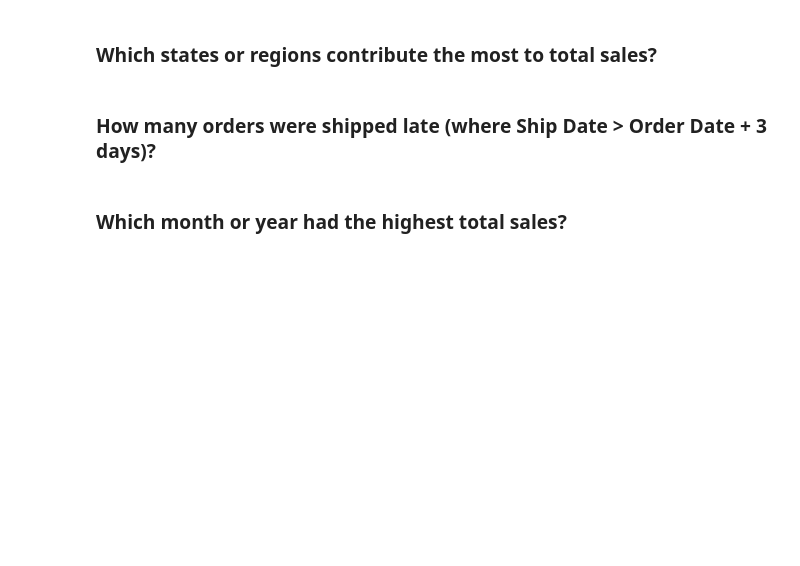
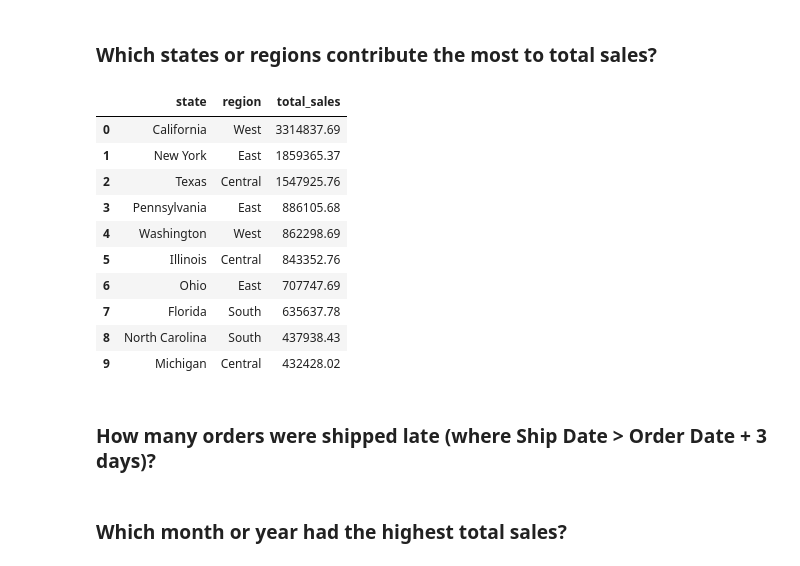
Before and after one commit to DaviLeeAnn/DataAnalysisModule3, a Jupyter notebook: Week4/notebooks/superstore_sales_workflow.ipynb, the cells around one changed output. Drawn from its saved outputs; the diff is of its cells as text; code cells hidden in the pictures; blank space fills up the shorter version.

```diff
--- a/Week4/notebooks/superstore_sales_workflow.ipynb
+++ b/Week4/notebooks/superstore_sales_workflow.ipynb
@@ -209,3 +270,30 @@ result5
+# %%
+query5 = """
+SELECT
+    c.state,
+    c.region,
+    ROUND(SUM(od.sales), 2) AS total_sales
+FROM order_details od
+JOIN orders o ON od.order_id = o.order_id
+JOIN customers c ON o.customer_id = c.customer_id
+GROUP BY c.state, c.region
+ORDER BY total_sales DESC
+LIMIT 10;
+"""
+result5 = pd.read_sql(query5, conn)
+result5
+# %% [output]
+|  | state | region | total_sales |
+| 0 | California | West | 3314837.69 |
+| 1 | New York | East | 1859365.37 |
+| 2 | Texas | Central | 1547925.76 |
+| 3 | Pennsylvania | East | 886105.68 |
+| 4 | Washington | West | 862298.69 |
+| 5 | Illinois | Central | 843352.76 |
+| 6 | Ohio | East | 707747.69 |
+| 7 | Florida | South | 635637.78 |
+| 8 | North Carolina | South | 437938.43 |
+| 9 | Michigan | Central | 432428.02 |
 # %% [markdown]
 ### How many orders were shipped late (where Ship Date > Order Date + 3 days)?
 # %%
```
Also changed, not shown: parts of 8 cells of this notebook, 1 other file.
